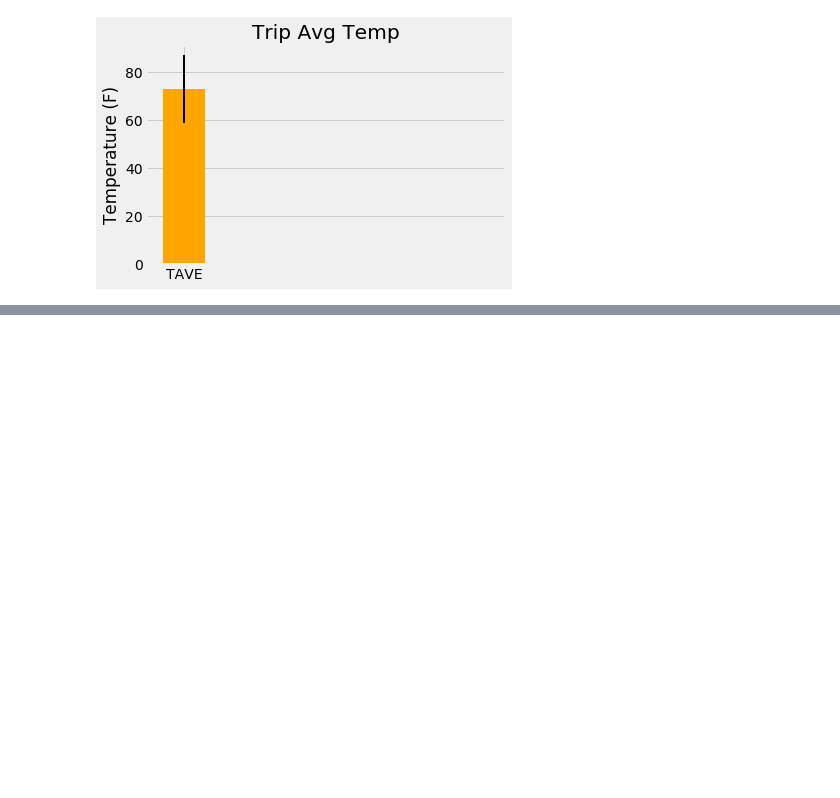
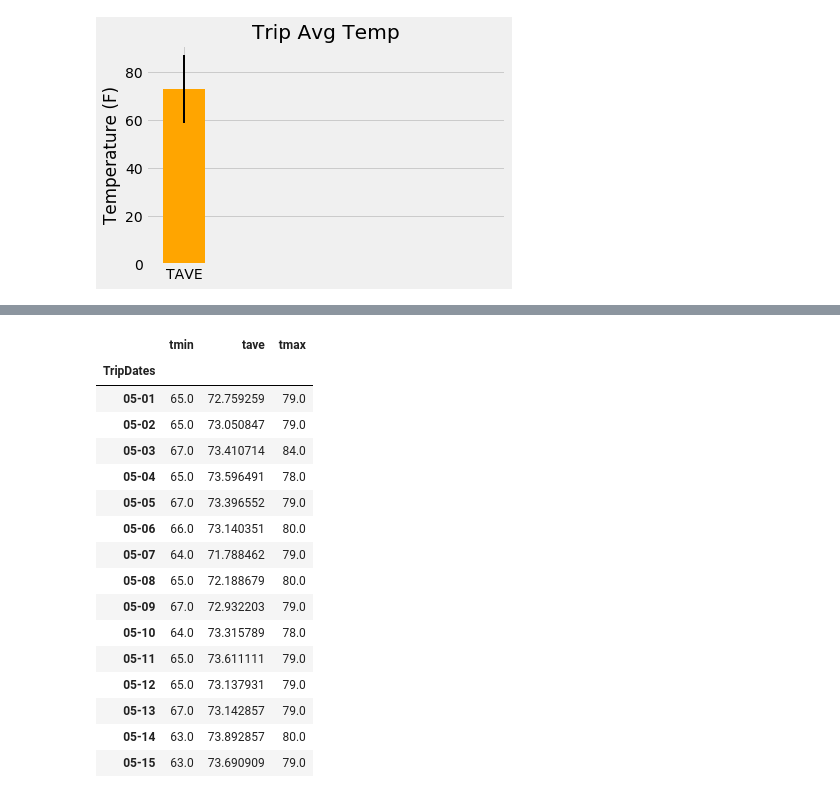
Before and after one commit to paulfhardy/sqlalchemy-challenge, a Jupyter notebook: climate_starter.ipynb, the cells around one changed output, grey strips where cells are left out. Drawn from its saved outputs; the diff is of its cells as text; code cells hidden in the pictures; blank space fills up the shorter version.

```diff
--- a/climate_starter.ipynb
+++ b/climate_starter.ipynb
@@ -454,3 +456,11 @@ def daily_normals(date):
     return session.query(*sel).filter(func.strftime("%m-%d", Measurement.date) == date).all()
 
 daily_normals("01-01")
+values = list(np.ravel(daily_normals('01-01')))
+values
+tmin=values[0]
+tave=values[1]
+tmax=values[2]
+print(tmin)
+print(tave)
+print(tmax)
@@ -468,2 +511,25 @@ daily_normals("01-01")
 # %%
 # Load the previous query results into a Pandas DataFrame and add the `trip_dates` range as the `date` index
+normals_df = pd.DataFrame(normals)
+normals_df["TripDates"] = list_of_days
+normals_df.set_index("TripDates", inplace = True)
+normals_df.columns = ['tmin', 'tave', 'tmax']
+normals_df
+# %% [output]
+|  | tmin | tave | tmax |
+| TripDates |  |  |  |
+| 05-01 | 65.0 | 72.759259 | 79.0 |
+| 05-02 | 65.0 | 73.050847 | 79.0 |
+| 05-03 | 67.0 | 73.410714 | 84.0 |
+| 05-04 | 65.0 | 73.596491 | 78.0 |
+| 05-05 | 67.0 | 73.396552 | 79.0 |
+| 05-06 | 66.0 | 73.140351 | 80.0 |
+| 05-07 | 64.0 | 71.788462 | 79.0 |
+| 05-08 | 65.0 | 72.188679 | 80.0 |
+| 05-09 | 67.0 | 72.932203 | 79.0 |
+| 05-10 | 64.0 | 73.315789 | 78.0 |
+| 05-11 | 65.0 | 73.611111 | 79.0 |
+| 05-12 | 65.0 | 73.137931 | 79.0 |
+| 05-13 | 67.0 | 73.142857 | 79.0 |
+| 05-14 | 63.0 | 73.892857 | 80.0 |
+| 05-15 | 63.0 | 73.690909 | 79.0 |
```
Also changed, not shown: parts of 7 cells of this notebook, 2 other files.
